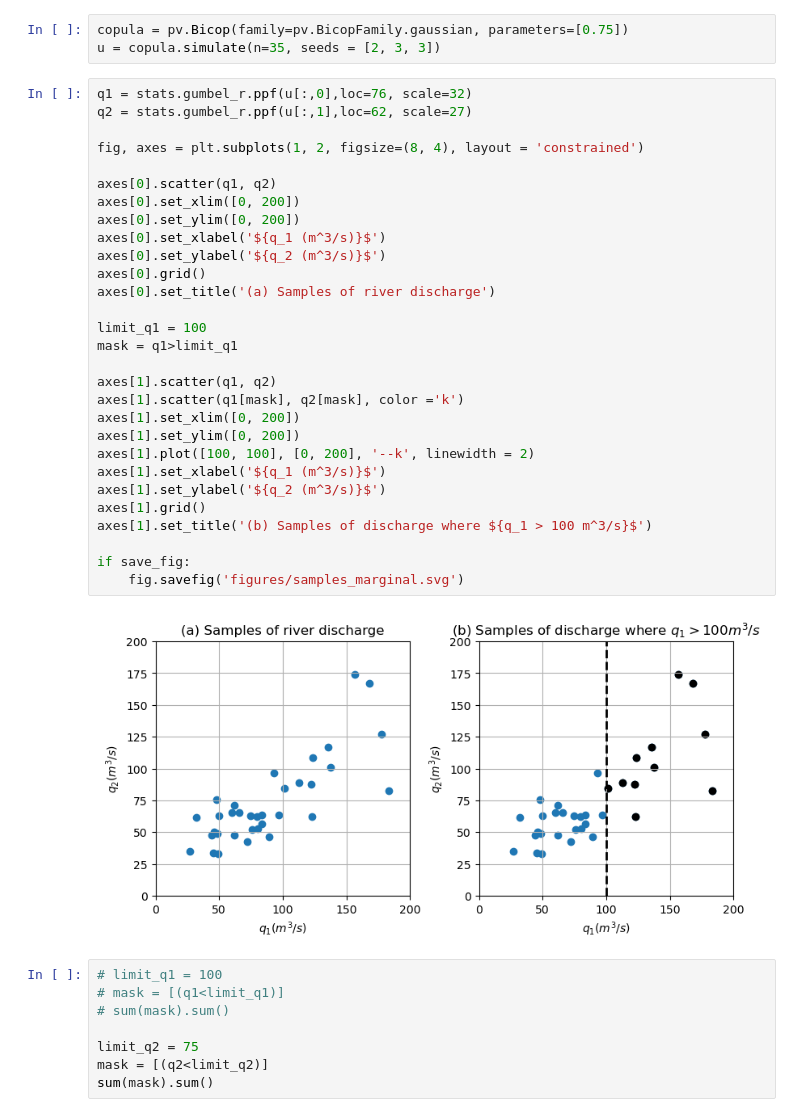
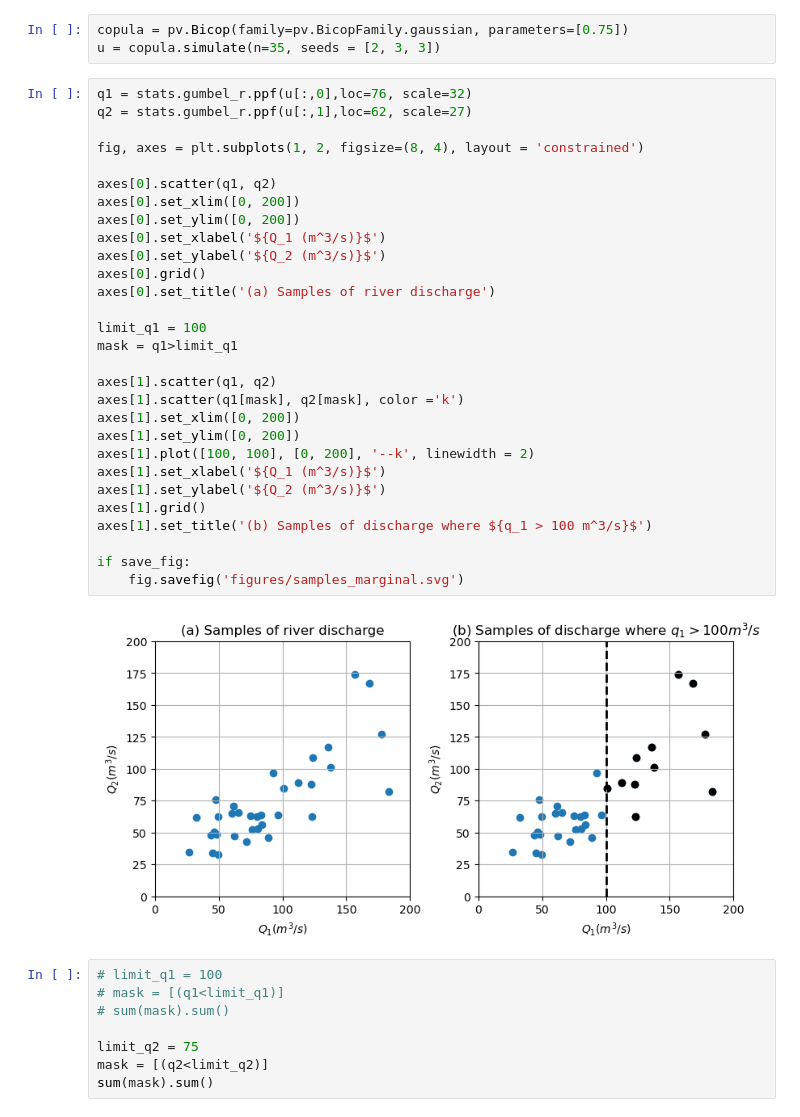
Before and after one commit to TeachBooks/mirror_mude_book, a Jupyter notebook: book/multivariate/figures_and_or.ipynb, the cells around one changed output. Saved outputs shown, nothing was run; the diff lists cells and outputs as text.

```diff
--- a/book/multivariate/figures_and_or.ipynb
+++ b/book/multivariate/figures_and_or.ipynb
@@ -12,34 +12,34 @@ u = copula.simulate(n=35, seeds = [2, 3, 3])
 # %%
 q1 = stats.gumbel_r.ppf(u[:,0],loc=76, scale=32)
 q2 = stats.gumbel_r.ppf(u[:,1],loc=62, scale=27)
 
 fig, axes = plt.subplots(1, 2, figsize=(8, 4), layout = 'constrained')
 
 axes[0].scatter(q1, q2)
 axes[0].set_xlim([0, 200])
 axes[0].set_ylim([0, 200])
-axes[0].set_xlabel('${q_1 (m^3/s)}$')
-axes[0].set_ylabel('${q_2 (m^3/s)}$')
+axes[0].set_xlabel('${Q_1 (m^3/s)}$')
+axes[0].set_ylabel('${Q_2 (m^3/s)}$')
 axes[0].grid()
 axes[0].set_title('(a) Samples of river discharge')
 
 limit_q1 = 100
 mask = q1>limit_q1
 
 axes[1].scatter(q1, q2)
 axes[1].scatter(q1[mask], q2[mask], color ='k')
 axes[1].set_xlim([0, 200])
 axes[1].set_ylim([0, 200])
 axes[1].plot([100, 100], [0, 200], '--k', linewidth = 2)
-axes[1].set_xlabel('${q_1 (m^3/s)}$')
-axes[1].set_ylabel('${q_2 (m^3/s)}$')
+axes[1].set_xlabel('${Q_1 (m^3/s)}$')
+axes[1].set_ylabel('${Q_2 (m^3/s)}$')
 axes[1].grid()
 axes[1].set_title('(b) Samples of discharge where ${q_1 > 100 m^3/s}$')
 
 if save_fig:
     fig.savefig('figures/samples_marginal.svg')
 # %% [output]
-[figure, old version]
+[figure, new version]
 # %%
 # limit_q1 = 100
 # mask = [(q1<limit_q1)]
```
Also changed, not shown: parts of 4 cells of this notebook, 5 other files.
